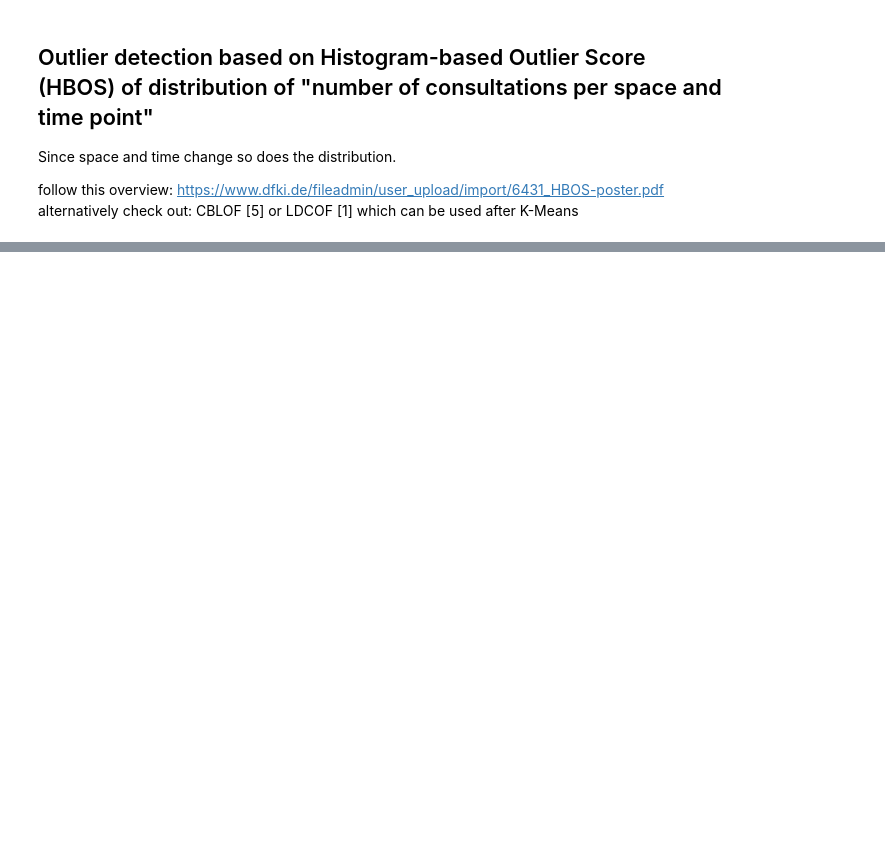
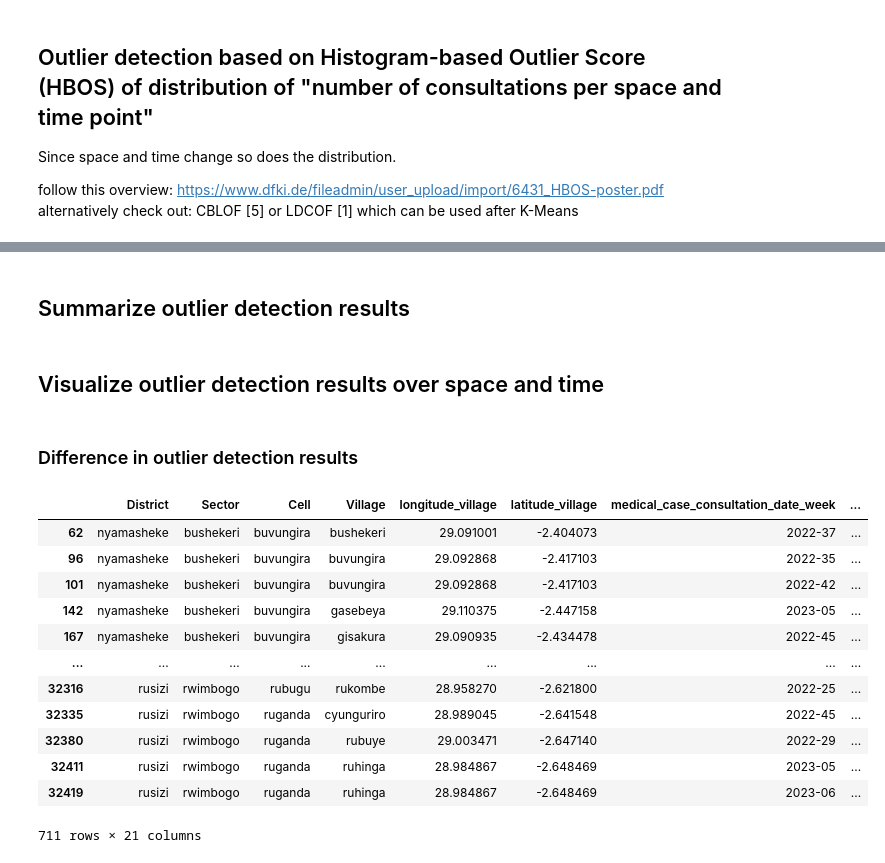
Before and after one commit to sid030sid/DYNAMIC-igh-ml-semester-project, a Jupyter notebook: rw-outlier-detection-and-spatio-temporal-analysis.ipynb, the cells around one changed output, grey strips where cells are left out. Saved outputs shown, nothing was run; the diff lists cells and outputs as text; code cells hidden in the pictures; blank space fills up the shorter version.

```diff
--- a/rw-outlier-detection-and-spatio-temporal-analysis.ipynb
+++ b/rw-outlier-detection-and-spatio-temporal-analysis.ipynb
@@ -143,0 +216,2 @@ def outlier_detector(space, time):
+# %% [markdown]
+##  Summarize outlier detection results
@@ -143,0 +221,24 @@ def outlier_detector(space, time):
+# %% [markdown]
+## Visualize outlier detection results over space and time
+# %% [markdown]
+### Difference in outlier detection results
+# %%
+#iqr_outlier_detection.groupby(space+[time, "cluster"])["outlier"].sum().reset_index(name="number_outliers")
+difference_outlier_detection_results = pd.merge(z_score_outlier_detection, iqr_outlier_detection, on=space+[time, "cluster"], suffixes=('_z_score', '_iqr'))
+
+# space and time points where outlier detection methods disagree in outlier decision
+difference_outlier_detection_results[~(difference_outlier_detection_results["outlier_z_score"] == difference_outlier_detection_results["outlier_iqr"])]
+# %% [output]
+|  | District | Sector | Cell | Village | longitude_village | latitude_village | medical_case_consultation_date_week | ... |
+| 62 | nyamasheke | bushekeri | buvungira | bushekeri | 29.091001 | -2.404073 | 2022-37 | ... |
+| 96 | nyamasheke | bushekeri | buvungira | buvungira | 29.092868 | -2.417103 | 2022-35 | ... |
+| 101 | nyamasheke | bushekeri | buvungira | buvungira | 29.092868 | -2.417103 | 2022-42 | ... |
+| 142 | nyamasheke | bushekeri | buvungira | gasebeya | 29.110375 | -2.447158 | 2023-05 | ... |
+| 167 | nyamasheke | bushekeri | buvungira | gisakura | 29.090935 | -2.434478 | 2022-45 | ... |
+| ... | ... | ... | ... | ... | ... | ... | ... | ... |
+| 32316 | rusizi | rwimbogo | rubugu | rukombe | 28.958270 | -2.621800 | 2022-25 | ... |
+| 32335 | rusizi | rwimbogo | ruganda | cyunguriro | 28.989045 | -2.641548 | 2022-45 | ... |
+| 32380 | rusizi | rwimbogo | ruganda | rubuye | 29.003471 | -2.647140 | 2022-29 | ... |
+| 32411 | rusizi | rwimbogo | ruganda | ruhinga | 28.984867 | -2.648469 | 2023-05 | ... |
+| 32419 | rusizi | rwimbogo | ruganda | ruhinga | 28.984867 | -2.648469 | 2023-06 | ... |
+711 rows × 21 columns
```
Also changed, not shown: parts of 25 cells of this notebook.
